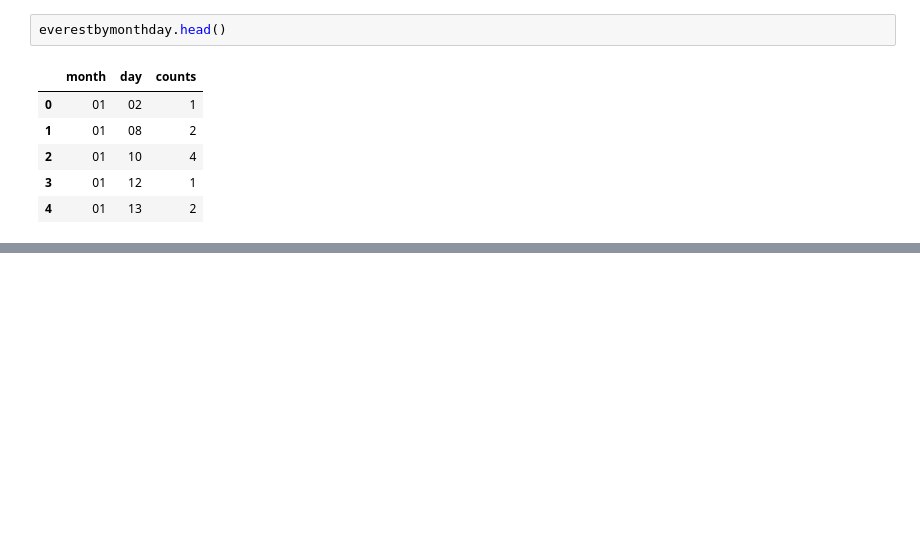
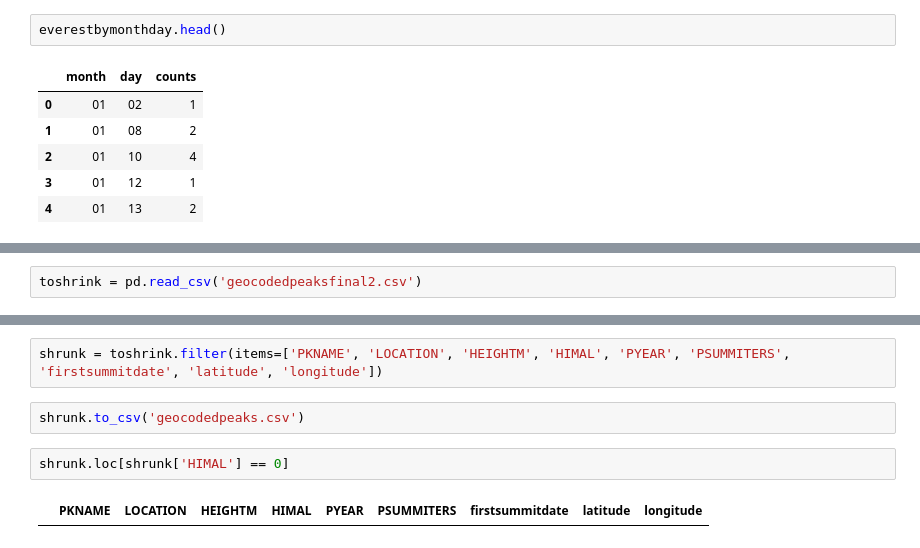
Before and after one commit to elbertwang3/himalayas, a Jupyter notebook: data/Untitled.ipynb, the cells around one changed output, grey strips where cells are left out. Saved outputs shown, nothing was run; the diff lists cells and outputs as text; blank space fills up the shorter version.

```diff
--- a/data/Untitled.ipynb
+++ b/data/Untitled.ipynb
@@ -815,0 +437,2 @@ everestbymonthday.head()
+# %%
+toshrink = pd.read_csv('geocodedpeaksfinal2.csv')
@@ -815,0 +448,8 @@ everestbymonthday.head()
+# %%
+shrunk = toshrink.filter(items=['PKNAME', 'LOCATION', 'HEIGHTM', 'HIMAL', 'PYEAR', 'PSUMMITERS', 'firstsummitdate', 'latitude', 'longitude'])
+# %%
+shrunk.to_csv('geocodedpeaks.csv')
+# %%
+shrunk.loc[shrunk['HIMAL'] == 0]
+# %% [output]
+|  | PKNAME | LOCATION | HEIGHTM | HIMAL | PYEAR | PSUMMITERS | firstsummitdate | latitude | longitude |
```
Also changed, not shown: parts of 59 cells of this notebook, 20 other files.
